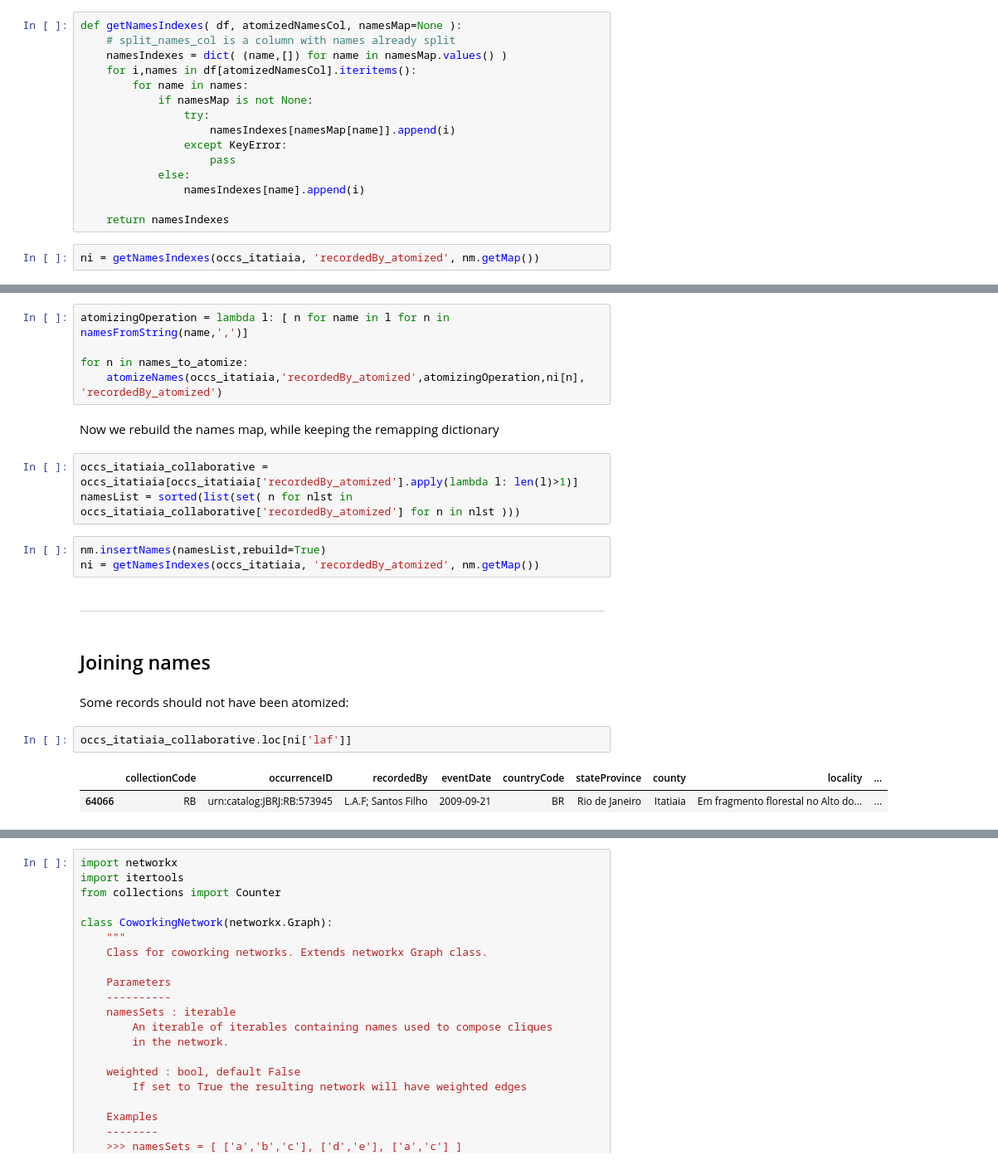
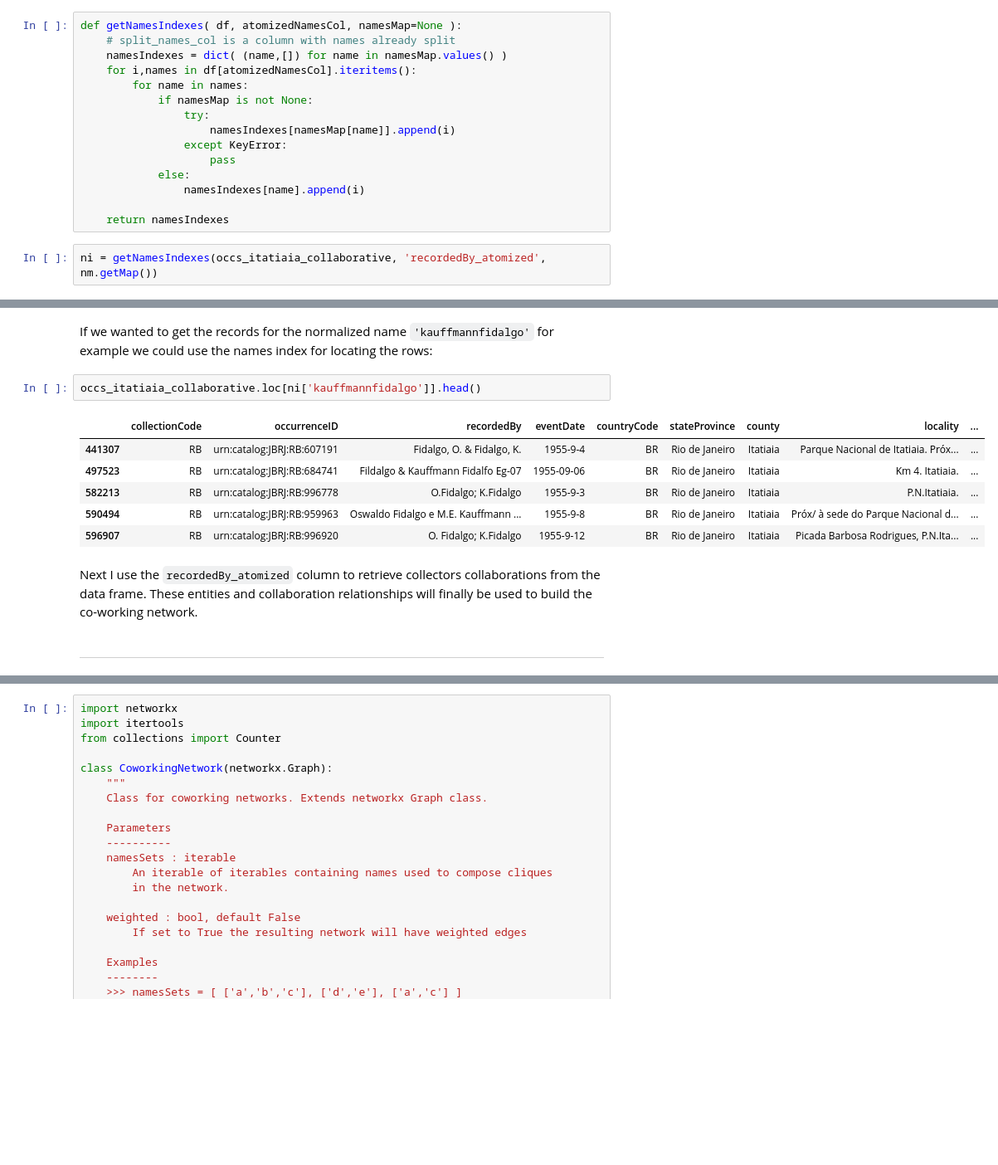
Before and after one commit to pedrosiracusa/datascience_biodiversity, a Jupyter notebook: notebooks/n8_case_study_itatiaia_collectors.ipynb, the cells around one changed output, grey strips where cells are left out. Shown: that part at 83% size. Drawn from its saved outputs; the diff is of its cells as text; blank space fills up the shorter version.

```diff
--- a/notebooks/n8_case_study_itatiaia_collectors.ipynb
+++ b/notebooks/n8_case_study_itatiaia_collectors.ipynb
@@ -248,4 +404,4 @@ def getNamesIndexes( df, atomizedNamesCol, namesMap=None ):
 
     return namesIndexes
 # %%
-ni = getNamesIndexes(occs_itatiaia, 'recordedBy_atomized', nm.getMap())
+ni = getNamesIndexes(occs_itatiaia_collaborative, 'recordedBy_atomized', nm.getMap())
@@ -256,24 +408,15 @@ names_to_atomize = ['msalazaryepes,aacarvalhojr', 'edpereira,egle,' ]
-# %%
-atomizingOperation = lambda l: [ n for name in l for n in namesFromString(name,',')]
-
-for n in names_to_atomize:
-    atomizeNames(occs_itatiaia,'recordedBy_atomized',atomizingOperation,ni[n], 'recordedBy_atomized')
-# %% [markdown]
-Now we rebuild the names map, while keeping the remapping dictionary
-# %%
-occs_itatiaia_collaborative = occs_itatiaia[occs_itatiaia['recordedBy_atomized'].apply(lambda l: len(l)>1)]
-namesList = sorted(list(set( n for nlst in occs_itatiaia_collaborative['recordedBy_atomized'] for n in nlst )))
-# %%
-nm.insertNames(namesList,rebuild=True)
-ni = getNamesIndexes(occs_itatiaia, 'recordedBy_atomized', nm.getMap())
+# %% [markdown]
+If we wanted to get the records for the normalized name `'kauffmannfidalgo'` for example we could use the names index for locating the rows:
+# %%
+occs_itatiaia_collaborative.loc[ni['kauffmannfidalgo']].head()
+# %% [output]
+|  | collectionCode | occurrenceID | recordedBy | eventDate | countryCode | stateProvince | county | locality | ... |
+| 441307 | RB | urn:catalog:JBRJ:RB:607191 | Fidalgo, O. & Fidalgo, K. | 1955-9-4 | BR | Rio de Janeiro | Itatiaia | Parque Nacional de Itatiaia. Próx... | ... |
+| 497523 | RB | urn:catalog:JBRJ:RB:684741 | Fildalgo & Kauffmann Fidalfo Eg-07 | 1955-09-06 | BR | Rio de Janeiro | Itatiaia | Km 4. Itatiaia. | ... |
+| 582213 | RB | urn:catalog:JBRJ:RB:996778 | O.Fidalgo; K.Fidalgo | 1955-9-3 | BR | Rio de Janeiro | Itatiaia | P.N.Itatiaia. | ... |
+| 590494 | RB | urn:catalog:JBRJ:RB:959963 | Oswaldo Fidalgo e M.E. Kauffmann ... | 1955-9-8 | BR | Rio de Janeiro | Itatiaia | Próx/ à sede do Parque Nacional d... | ... |
+| 596907 | RB | urn:catalog:JBRJ:RB:996920 | O. Fidalgo; K.Fidalgo | 1955-9-12 | BR | Rio de Janeiro | Itatiaia | Picada Barbosa Rodrigues, P.N.Ita... | ... |
+# %% [markdown]
+Next I use the `recordedBy_atomized` column to retrieve collectors collaborations from the data frame. These entities and collaboration relationships will finally be used to build the co-working network.
 # %% [markdown]
 ---
-# %% [markdown]
-## Joining names
-# %% [markdown]
-Some records should not have been atomized:
-# %%
-occs_itatiaia_collaborative.loc[ni['laf']]
-# %% [output]
-|  | collectionCode | occurrenceID | recordedBy | eventDate | countryCode | stateProvince | county | locality | ... |
-| 64066 | RB | urn:catalog:JBRJ:RB:573945 | L.A.F; Santos Filho | 2009-09-21 | BR | Rio de Janeiro | Itatiaia | Em fragmento florestal no Alto do... | ... |
```
Also changed, not shown: parts of 81 cells of this notebook.
